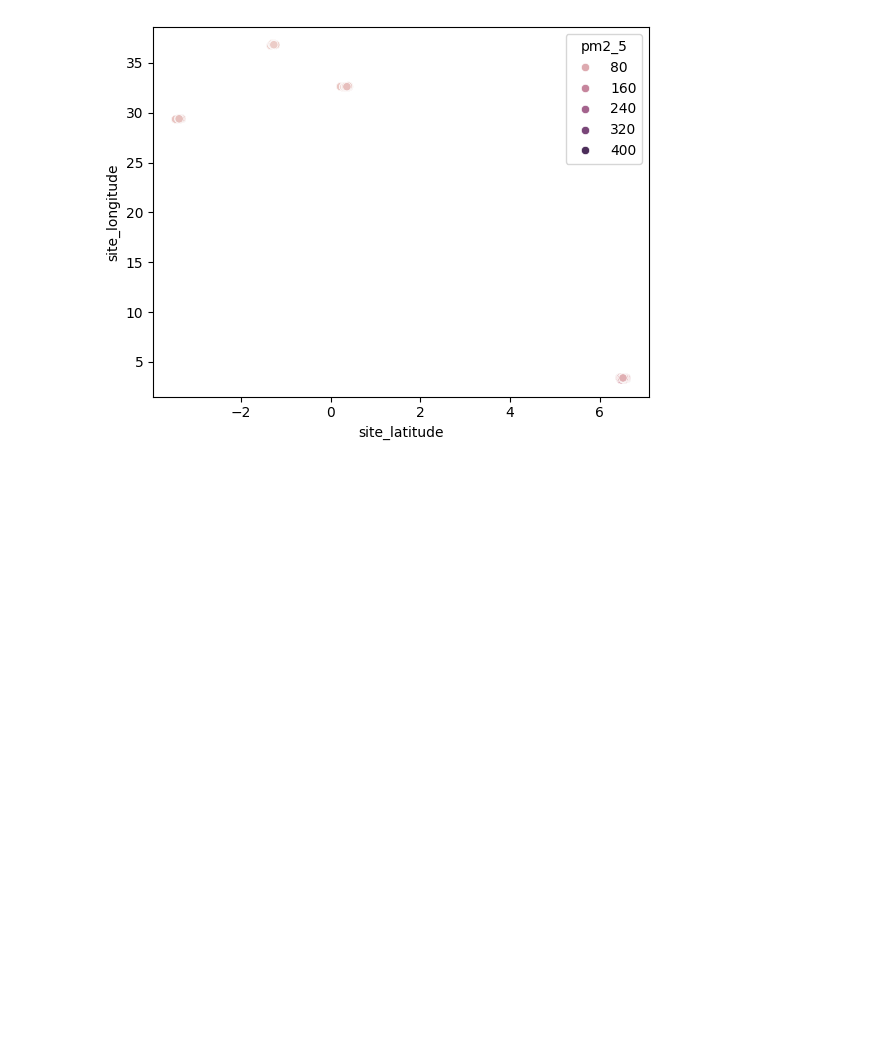
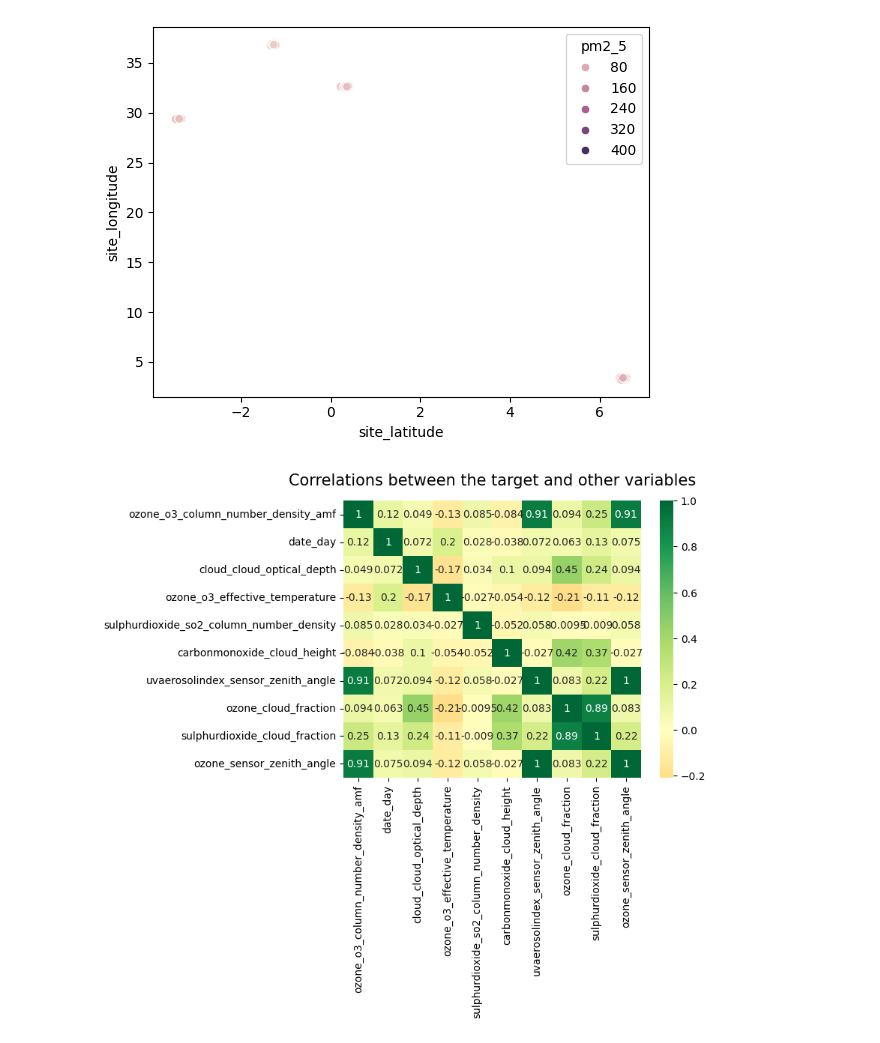
Before and after one commit to mlu1/eda_projects, a Jupyter notebook: project_eda6/task1.ipynb, the cells around one changed output. Drawn from its saved outputs; the diff is of its cells as text; code cells hidden in the pictures; blank space fills up the shorter version.

```diff
--- a/project_eda6/task1.ipynb
+++ b/project_eda6/task1.ipynb
@@ -13,10 +13,19 @@ from sqlalchemy import create_engine
 import psycopg2
 # %%
 train = pd.read_csv('data/train.csv')
+test = pd.read_csv('data/test.csv')
 train['date'] = pd.to_datetime(train['date'])
+test['date'] = pd.to_datetime(test['date'])
+
 train.sort_values(['date','city'],inplace=True)
+test.sort_values(['date','city'],inplace=True)
+
 train['date_day'] = train['date'].dt.day_of_year
 train['date_month'] = train['date'].dt.month
+
+test['date_day'] = test['date'].dt.day_of_year
+test['date_month'] = test['date'].dt.month
+
 x = train[['date_day','pm2_5']].groupby('date_day').aggregate('mean')
 # %%
 city_list = train['city'].unique()
@@ -91,10 +100,12 @@ sns.scatterplot(x=train['site_latitude'],y=train['site_longitude'],hue=train['pm
 # %%
 traintest = pd.concat([train,test])
 # Select only numerical features
 train_num_df = train.select_dtypes(include=['number'])
 top10_corrs = abs(train_num_df.corr()['pm2_5']).sort_values(ascending = False).tail(10)
 # top10_corrs += top10_corrs + train['pm2_5']
 corr = train_num_df[list(top10_corrs.index)].corr()
-seaborn.heatmap(corr, cmap='RdYlGn', annot = True, center = 0)
+sns.heatmap(corr, cmap='RdYlGn', annot = True, center = 0)
 plt.title('Correlations between the target and other variables', pad = 15, fontdict={'size': 15})
 plt.show()
+# %% [output]
+[figure, added]
```
Also changed, not shown: parts of 8 cells of this notebook.
